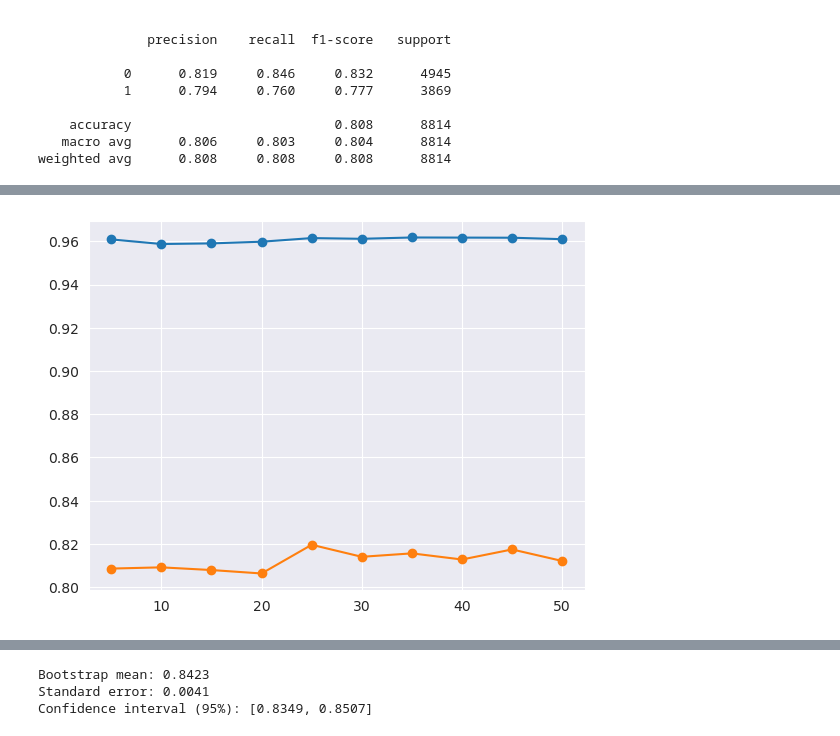
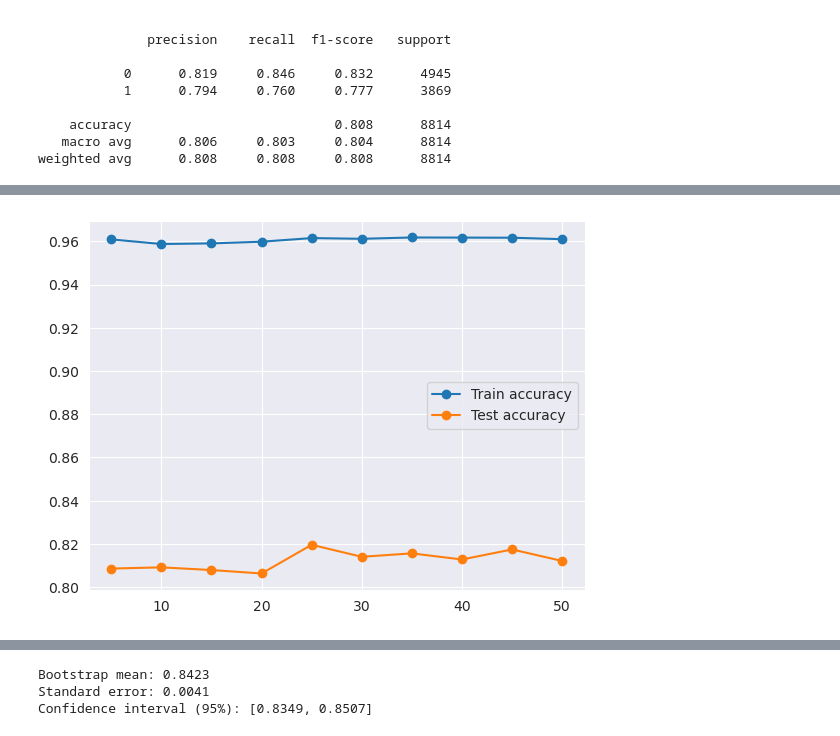
Before and after one commit to vtpaiva/sarcastic-headlines-detection, a Jupyter notebook: modeling.ipynb, the cells around one changed output, grey strips where cells are left out. Saved outputs shown, nothing was run; the diff lists cells and outputs as text; code cells hidden in the pictures.

Commit message:
Finalização da modelagem.
Comentários adicionados e resultados exibidos.

```diff
--- a/modeling.ipynb
+++ b/modeling.ipynb
@@ -436,8 +492,8 @@ results = {k: fit_nn_model(k, grid_result.best_params_) for k in range(5, 51, 5)
 # %%
-plt.plot(results.keys(), [acc[0] for acc in results.values()], marker='o', label='Training accuracy')
-
-plt.plot(results.keys(), [acc[1] for acc in results.values()], marker='o',  label='Training accuracy')
+plt.plot(results.keys(), [acc[0] for acc in results.values()], marker='o', label='Train accuracy')
+plt.plot(results.keys(), [acc[1] for acc in results.values()], marker='o',  label='Test accuracy')
+plt.legend()
 
 plt.show()
 # %% [output]
-[figure, old version]
+[figure, new version]
```
Also changed, not shown: parts of 25 cells of this notebook.
